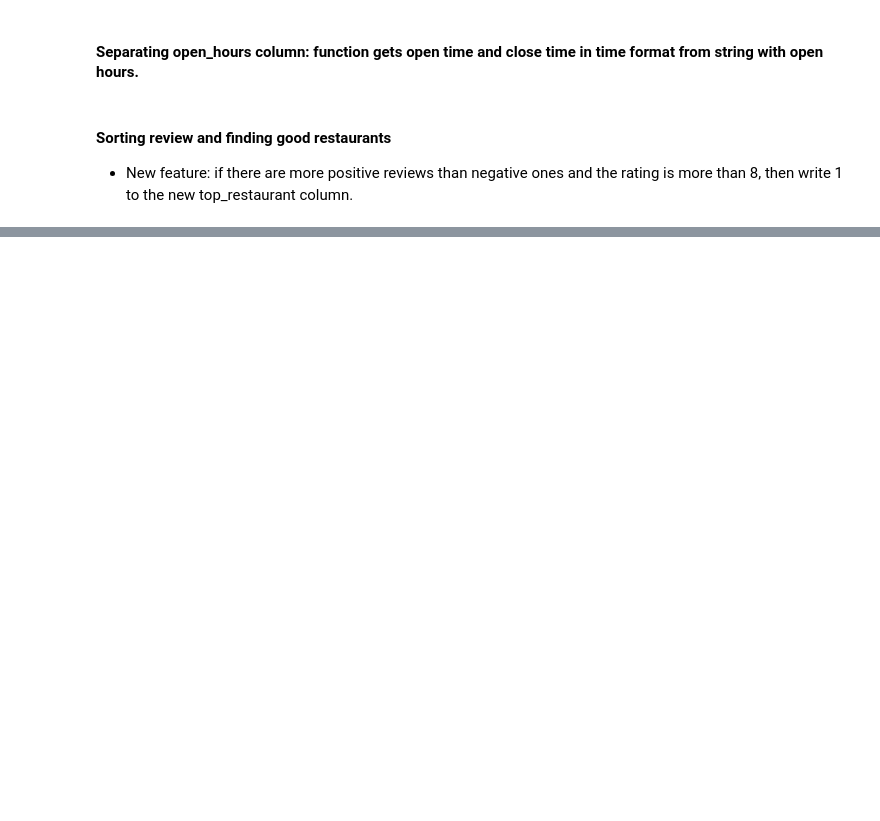
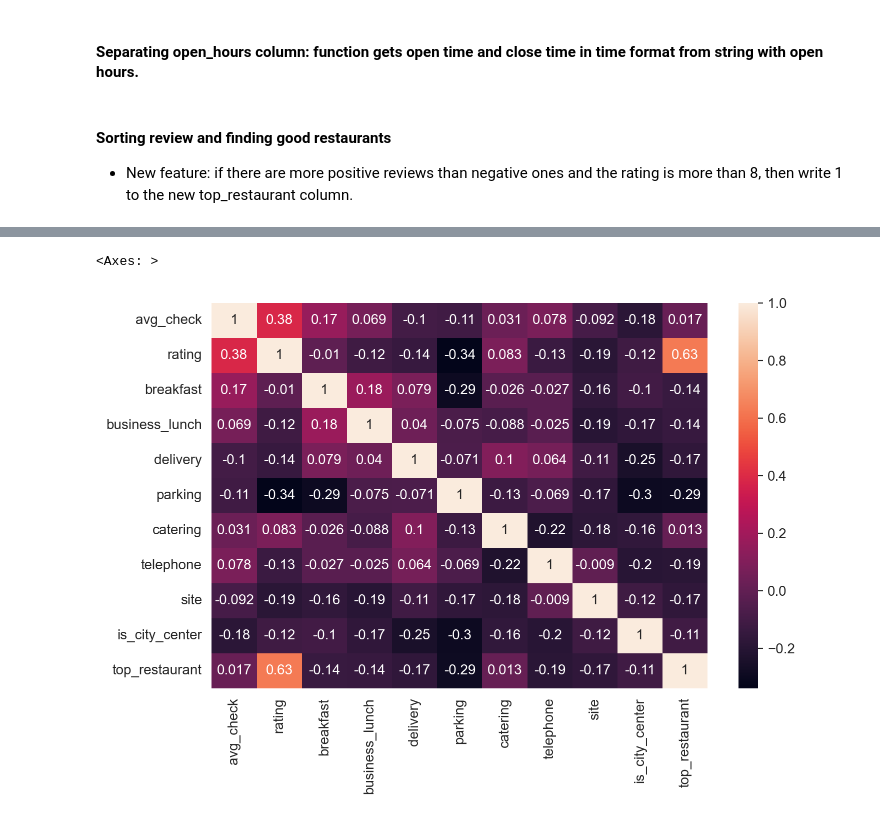
Before and after one commit to DmitrySavinskikh/analysis-project, a Jupyter notebook: afisha_analysis.ipynb, the cells around one changed output, grey strips where cells are left out. Drawn from its saved outputs; the diff is of its cells as text; code cells hidden in the pictures; blank space fills up the shorter version.

```diff
--- a/afisha_analysis.ipynb
+++ b/afisha_analysis.ipynb
@@ -422,0 +455,8 @@ df = sorting_review(data_frame=df)
+# %%
+#график корреляции числовых величин
+
+d_cor = dg[['avg_check','rating' , 'breakfast', 'business_lunch', 'delivery', 'parking', 'catering','telephone', 'site', 'is_city_center','top_restaurant']].corr()
+sns.heatmap(d_cor.corr(), annot = True)
+# %% [output]
+<Axes: >
+[figure, added]
```
Also changed, not shown: parts of 14 cells of this notebook, 1 other file.
